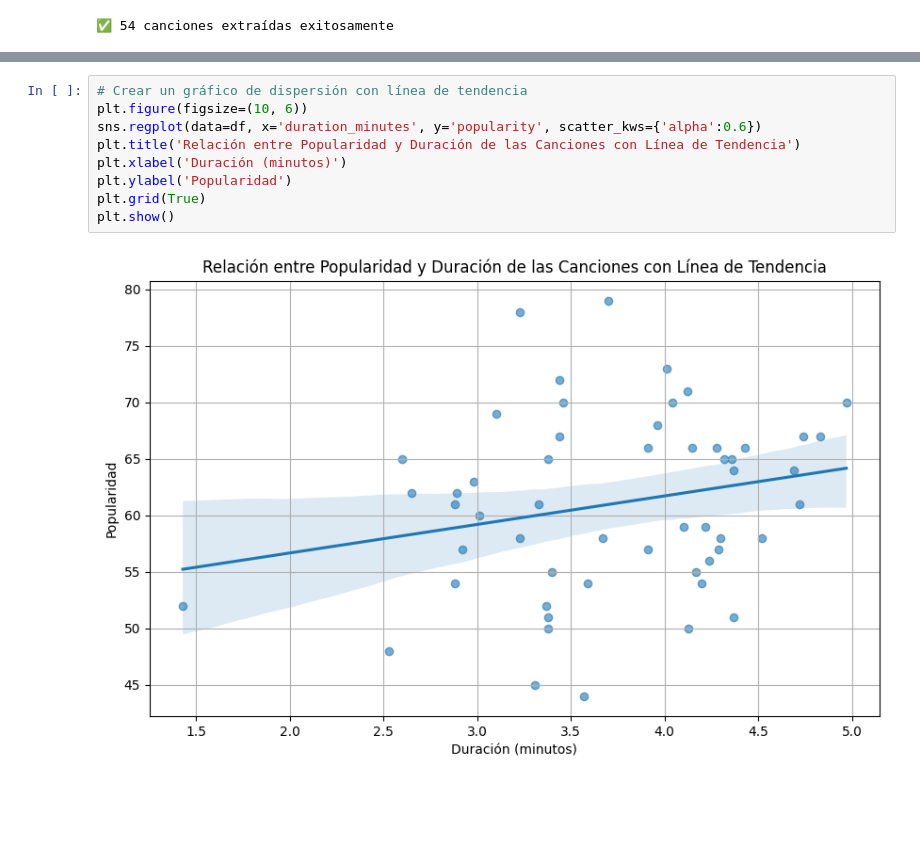
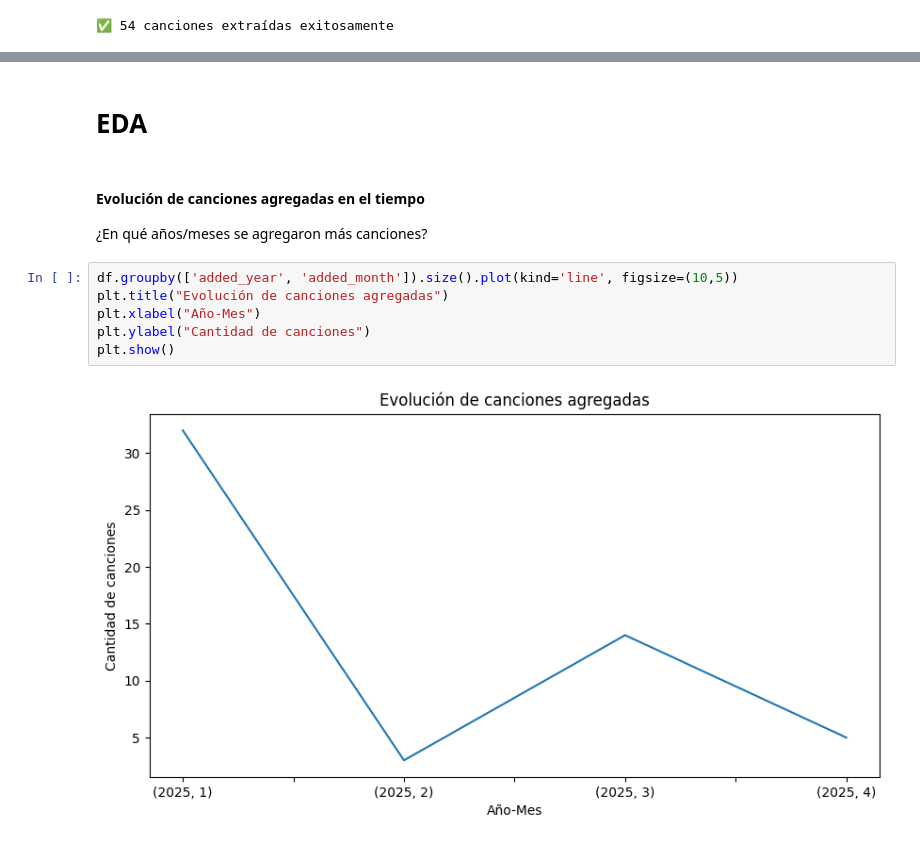
Before and after one commit to vickyguar/data-beats, a Jupyter notebook: data_beats.ipynb, the cells around one changed output, grey strips where cells are left out. Saved outputs shown, nothing was run; the diff lists cells and outputs as text; blank space fills up the shorter version.

```diff
--- a/data_beats.ipynb
+++ b/data_beats.ipynb
@@ -36,13 +40,15 @@ print(f"Archivo guardado: {csv_path}")
 # %% [output]
 Archivo guardado: dataset.csv
-# %%
-# Crear un gráfico de dispersión con línea de tendencia
-plt.figure(figsize=(10, 6))
-sns.regplot(data=df, x='duration_minutes', y='popularity', scatter_kws={'alpha':0.6})
-plt.title('Relación entre Popularidad y Duración de las Canciones con Línea de Tendencia')
-plt.xlabel('Duración (minutos)')
-plt.ylabel('Popularidad')
-plt.grid(True)
-plt.show()
-# %% [output]
-[figure, removed]
+# %% [markdown]
+# EDA
+# %% [markdown]
+#### Evolución de canciones agregadas en el tiempo
+¿En qué años/meses se agregaron más canciones?
+# %%
+df.groupby(['added_year', 'added_month']).size().plot(kind='line', figsize=(10,5))
+plt.title("Evolución de canciones agregadas")
+plt.xlabel("Año-Mes")
+plt.ylabel("Cantidad de canciones")
+plt.show()
+# %% [output]
+[figure, added]
```
Also changed, not shown: parts of 12 cells of this notebook.
